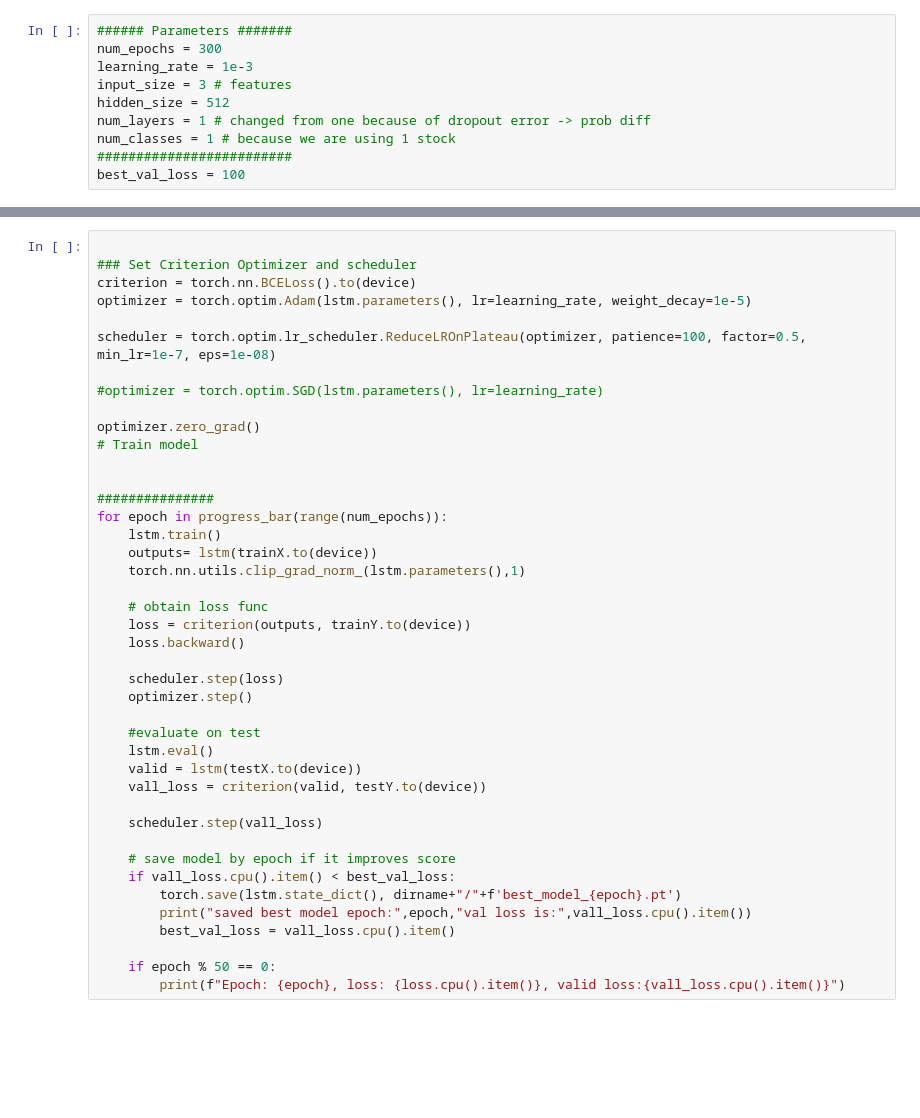
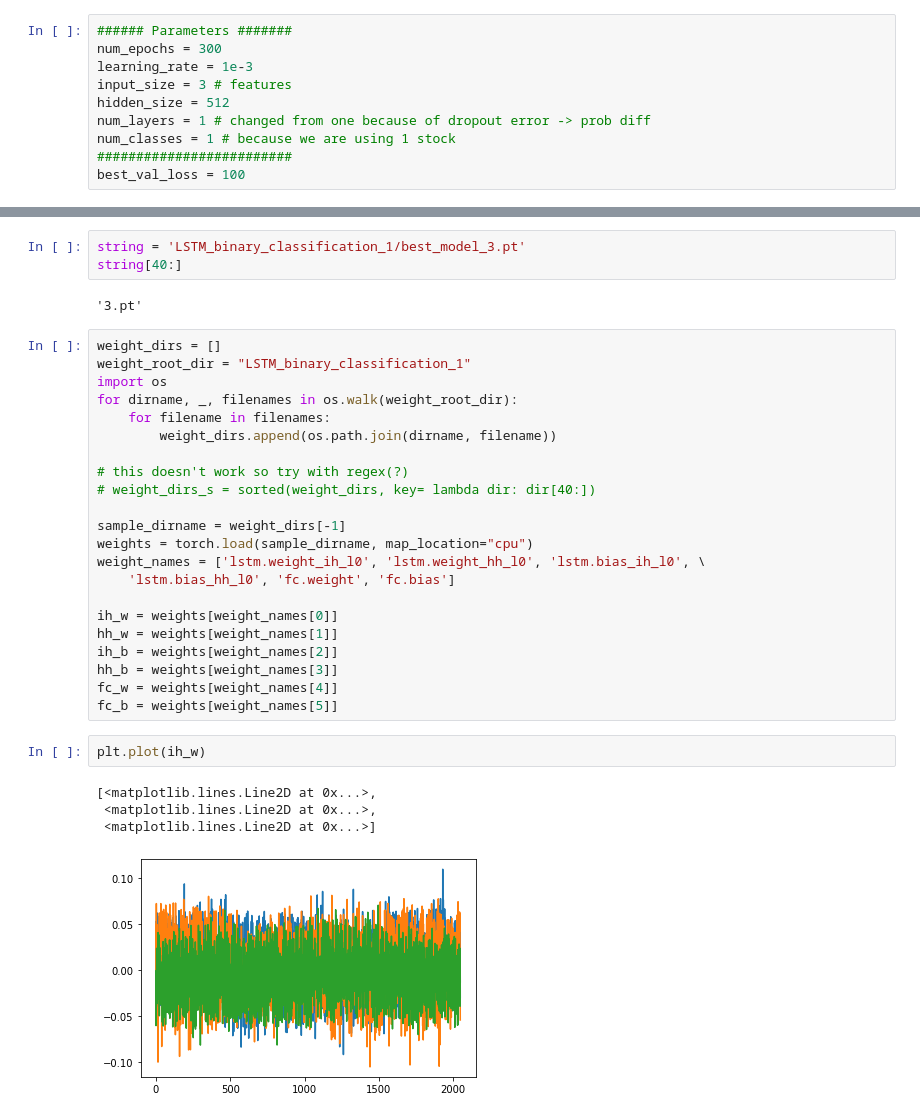
Before and after one commit to soraew/stock_quantiative_analysis, a Jupyter notebook: on_kaggle/wa_LSTM_binary_classification_1.ipynb, the cells around one changed output, grey strips where cells are left out. Saved outputs shown, nothing was run; the diff lists cells and outputs as text; blank space fills up the shorter version.

Commit message:
for weight analysis

```diff
--- a/on_kaggle/wa_LSTM_binary_classification_1.ipynb
+++ b/on_kaggle/wa_LSTM_binary_classification_1.ipynb
@@ -468,44 +468,36 @@ assert pred0.shape[0] == trainX.shape[0]
-# %%
-
-### Set Criterion Optimizer and scheduler
-criterion = torch.nn.BCELoss().to(device)
-optimizer = torch.optim.Adam(lstm.parameters(), lr=learning_rate, weight_decay=1e-5)
-
-scheduler = torch.optim.lr_scheduler.ReduceLROnPlateau(optimizer, patience=100, factor=0.5, min_lr=1e-7, eps=1e-08)
-
-#optimizer = torch.optim.SGD(lstm.parameters(), lr=learning_rate)
-
-optimizer.zero_grad()
-# Train model
-
-
-###############
-for epoch in progress_bar(range(num_epochs)):
-    lstm.train()
-    outputs= lstm(trainX.to(device))
-    torch.nn.utils.clip_grad_norm_(lstm.parameters(),1)
-
-    # obtain loss func
-    loss = criterion(outputs, trainY.to(device))
-    loss.backward()
-
-    scheduler.step(loss)
-    optimizer.step()
-
-    #evaluate on test
-    lstm.eval()
-    valid = lstm(testX.to(device))
-    vall_loss = criterion(valid, testY.to(device))
-
-    scheduler.step(vall_loss)
-
-    # save model by epoch if it improves score
-    if vall_loss.cpu().item() < best_val_loss:
-        torch.save(lstm.state_dict(), dirname+"/"+f'best_model_{epoch}.pt')
-        print("saved best model epoch:",epoch,"val loss is:",vall_loss.cpu().item())
-        best_val_loss = vall_loss.cpu().item()
-
-    if epoch % 50 == 0:
-        print(f"Epoch: {epoch}, loss: {loss.cpu().item()}, valid loss:{vall_loss.cpu().item()}")
+# %%
+string = 'LSTM_binary_classification_1/best_model_3.pt'
+string[40:]
+# %% [output]
+'3.pt'
+# %%
+weight_dirs = []
+weight_root_dir = "LSTM_binary_classification_1"
+import os
+for dirname, _, filenames in os.walk(weight_root_dir):
+    for filename in filenames:
+        weight_dirs.append(os.path.join(dirname, filename))
+
+# this doesn't work so try with regex(?)
+# weight_dirs_s = sorted(weight_dirs, key= lambda dir: dir[40:])
+
+sample_dirname = weight_dirs[-1]
+weights = torch.load(sample_dirname, map_location="cpu")
+weight_names = ['lstm.weight_ih_l0', 'lstm.weight_hh_l0', 'lstm.bias_ih_l0', \
+    'lstm.bias_hh_l0', 'fc.weight', 'fc.bias']
+
+ih_w = weights[weight_names[0]]
+hh_w = weights[weight_names[1]]
+ih_b = weights[weight_names[2]]
+hh_b = weights[weight_names[3]]
+fc_w = weights[weight_names[4]]
+fc_b = weights[weight_names[5]]
+# %%
+plt.plot(ih_w)
+# %% [output]
+[<matplotlib.lines.Line2D at 0x...>,
+ <matplotlib.lines.Line2D at 0x...>,
+ <matplotlib.lines.Line2D at 0x...>]
+[figure, added]
 # %%
 
```
Also changed, not shown: parts of 6 cells of this notebook.
